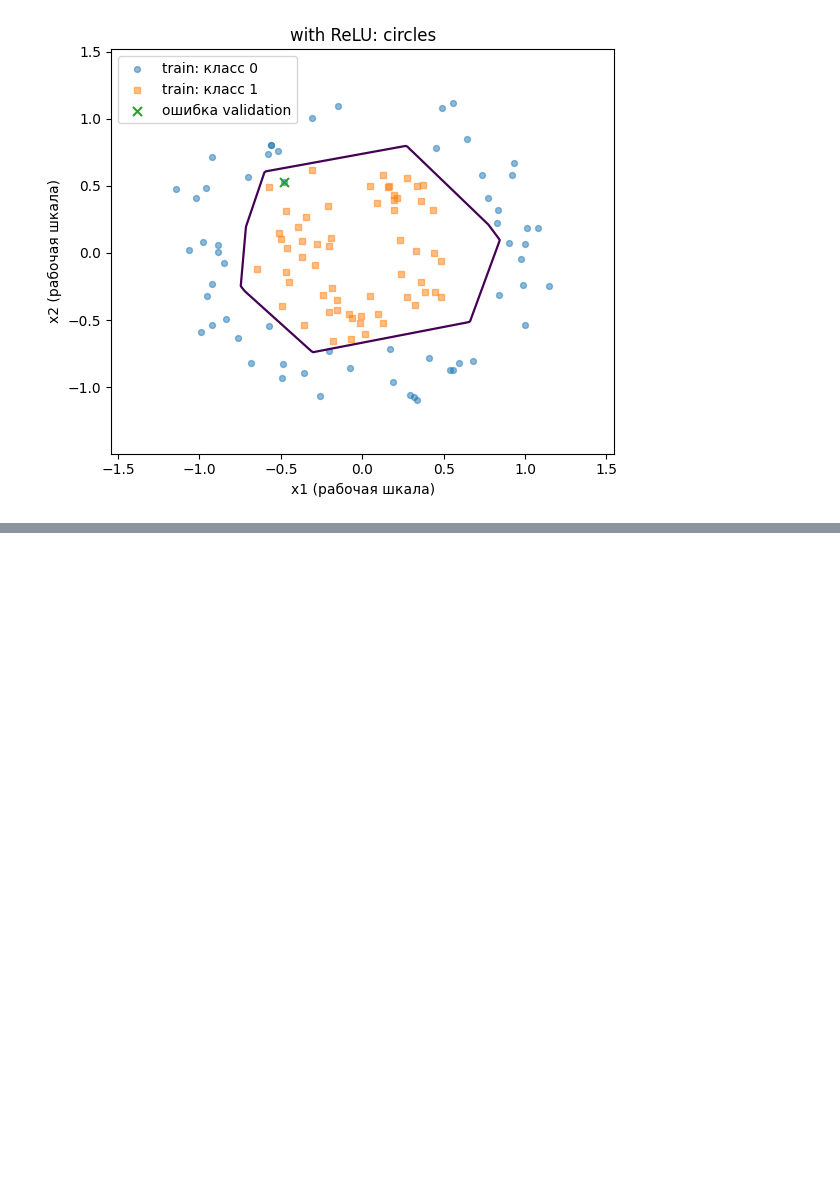
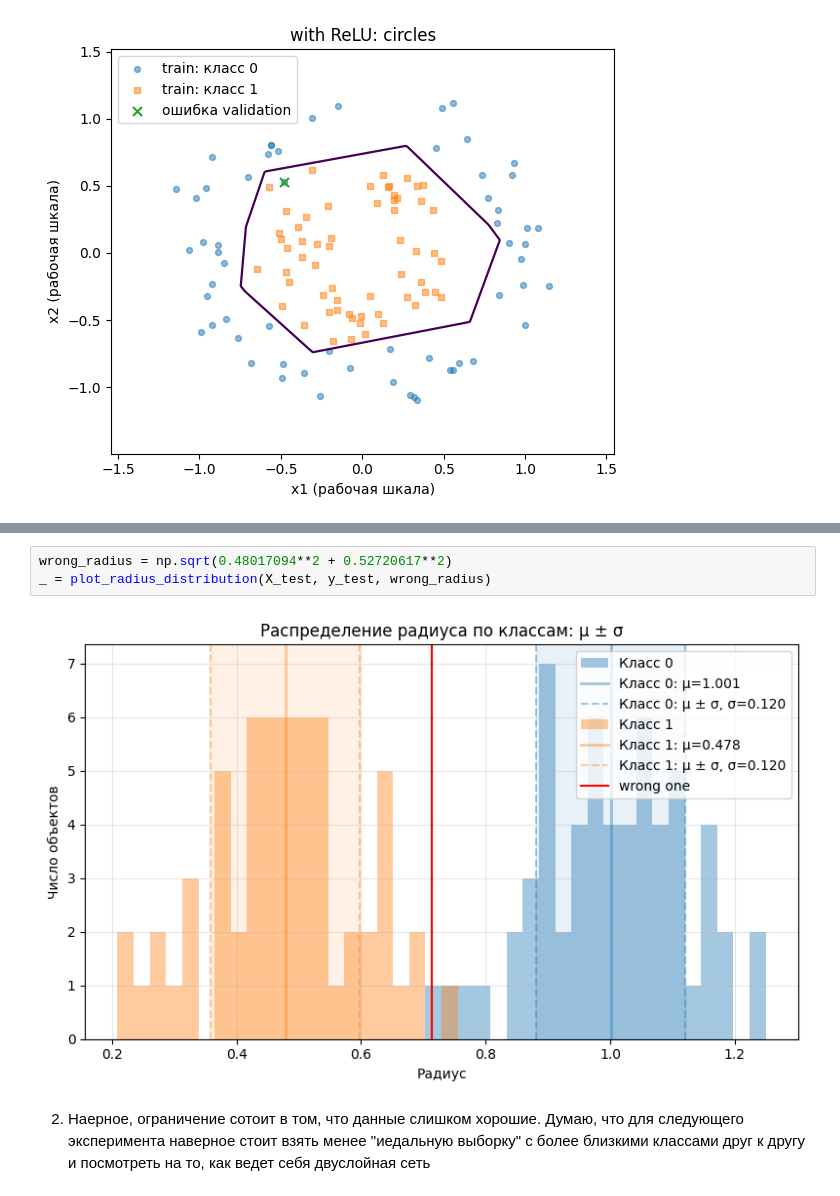
Before and after one commit to Abrackadabrr/machine_learning_practice, a Jupyter notebook: hometask/autumn_semester/task_2/hw2_neural_networks_student.ipynb, the cells around one changed output, grey strips where cells are left out. Drawn from its saved outputs; the diff is of its cells as text; blank space fills up the shorter version.

```diff
--- a/hometask/autumn_semester/task_2/hw2_neural_networks_student.ipynb
+++ b/hometask/autumn_semester/task_2/hw2_neural_networks_student.ipynb
@@ -1631,0 +1679,7 @@ X for wrong
+# %%
+wrong_radius = np.sqrt(0.48017094**2 + 0.52720617**2)
+_ = plot_radius_distribution(X_test, y_test, wrong_radius)
+# %% [output]
+[figure, added]
+# %% [markdown]
+2. Наерное, ограничение сотоит в том, что данные слишком хорошие. Думаю, что для следующего эксперимента наверное стоит взять менее "иедальную выборку" с более близкими классами друг к другу и посмотреть на то, как ведет себя двуслойная сеть
```
Also changed, not shown: parts of 2 cells of this notebook.
